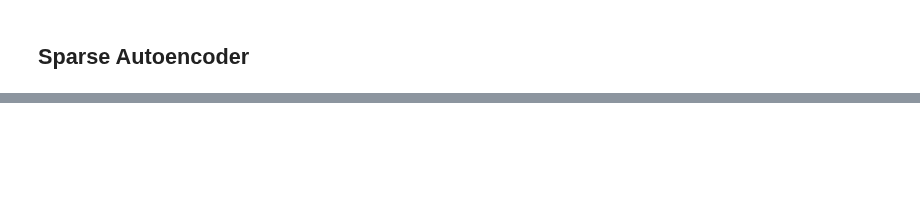
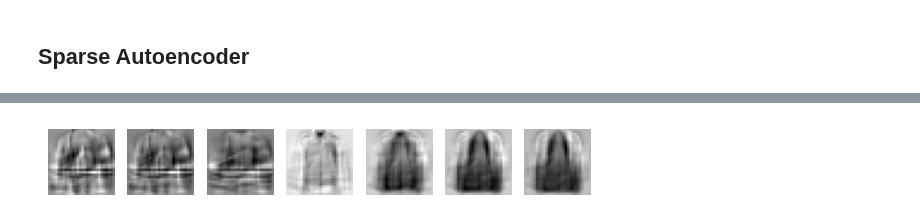
Before and after one commit to ShindeShivam/Machine-Learning, a Jupyter notebook: Neural-Networks-and-Deeplearning/17.Autoencoders-GAN's-Diffusion-Models/autoencoders_gans_and_diffusion_models.ipynb, the cells around one changed output, grey strips where cells are left out. Saved outputs shown, nothing was run; the diff lists cells and outputs as text; code cells hidden in the pictures; blank space fills up the shorter version.

```diff
--- a/Neural-Networks-and-Deeplearning/17.Autoencoders-GAN's-Diffusion-Models/autoencoders_gans_and_diffusion_models.ipynb
+++ b/Neural-Networks-and-Deeplearning/17.Autoencoders-GAN's-Diffusion-Models/autoencoders_gans_and_diffusion_models.ipynb
@@ -339,0 +458,3 @@ plot_reconstructions(sparse_kl_autoencoder)
+# %%
+codings = np.zeros([7,coding_size])
+codings
@@ -339,0 +469,3 @@ plot_reconstructions(sparse_kl_autoencoder)
+# %%
+codings[:,5] = np.linspace(-0.8, 0.8, 7)
+codings
@@ -339,0 +487,6 @@ plot_reconstructions(sparse_kl_autoencoder)
+# %%
+images = variational_decoder(codings).numpy()
+# %%
+plot_multiple_images(images)
+# %% [output]
+[figure, added]
```
Also changed, not shown: parts of 30 cells of this notebook.
